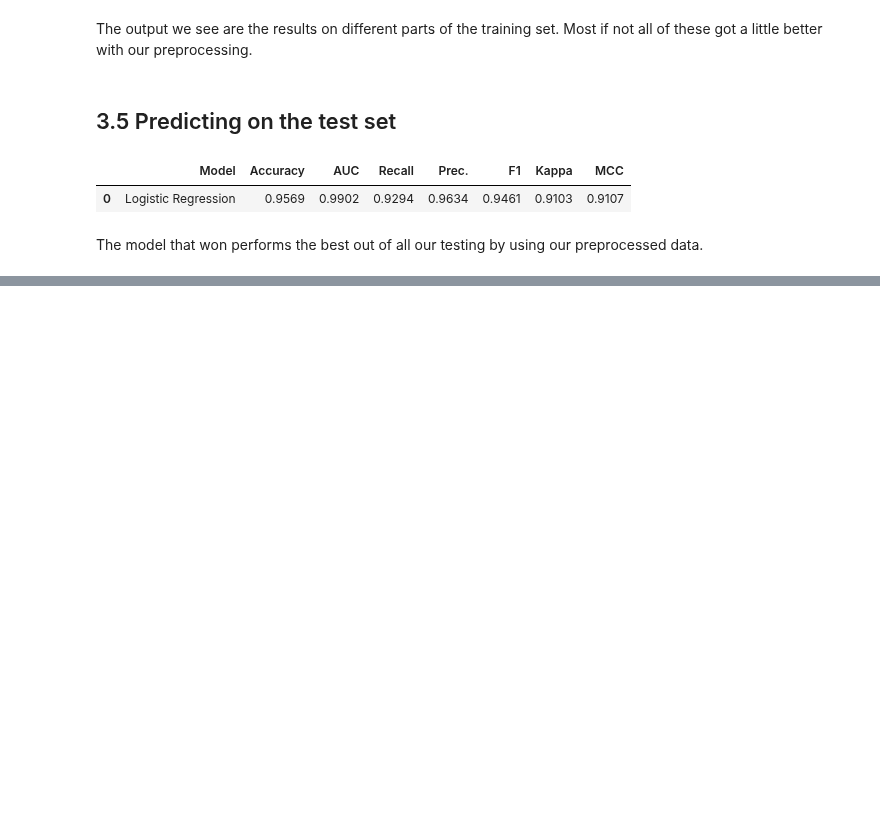
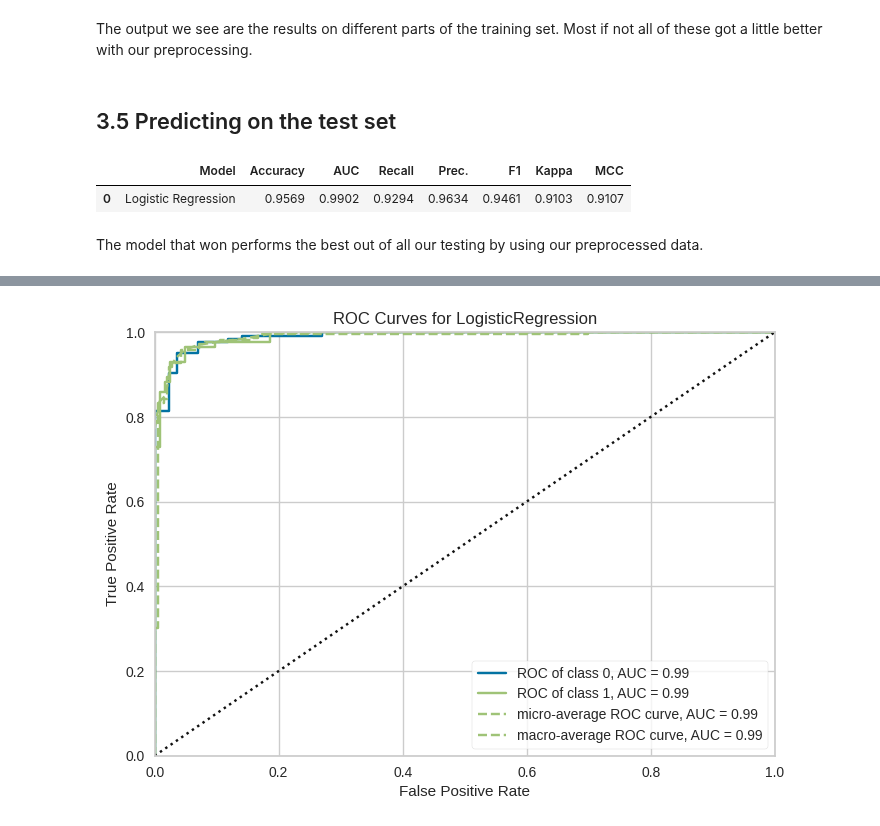
Before and after one commit to 16dina/DataExplorers, a Jupyter notebook: notebooks/Daan/PyCaret_Titanic.ipynb, the cells around one changed output, grey strips where cells are left out. Drawn from its saved outputs; the diff is of its cells as text; code cells hidden in the pictures; blank space fills up the shorter version.

```diff
--- a/notebooks/Daan/PyCaret_Titanic.ipynb
+++ b/notebooks/Daan/PyCaret_Titanic.ipynb
@@ -383,0 +407,3 @@ The model that won performs the best out of all our testing by using our preproc
+# %%
+plot_model(model3, plot = "auc")
+# %% [output]
@@ -383,0 +411 @@ The model that won performs the best out of all our testing by using our preproc
+[figure, added]
```
Also changed, not shown: parts of 14 cells of this notebook, 1 other file.
